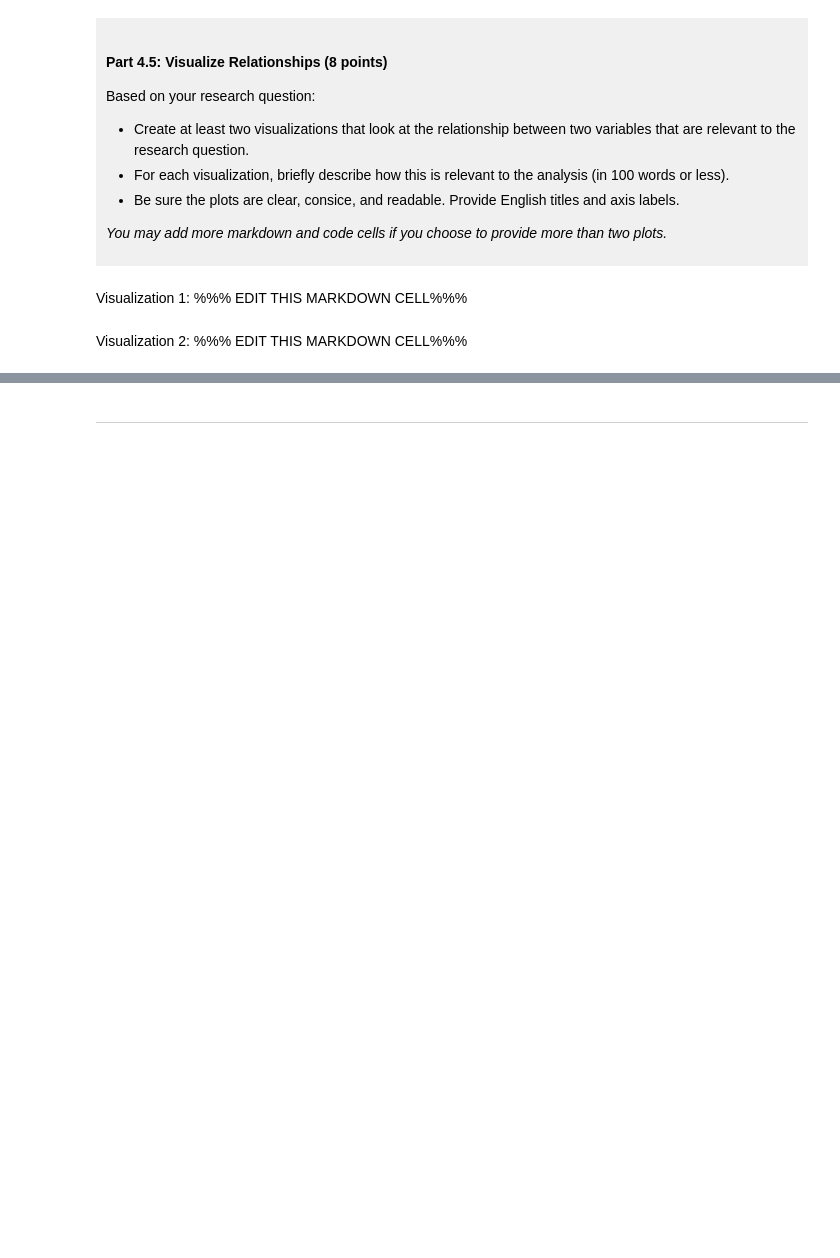
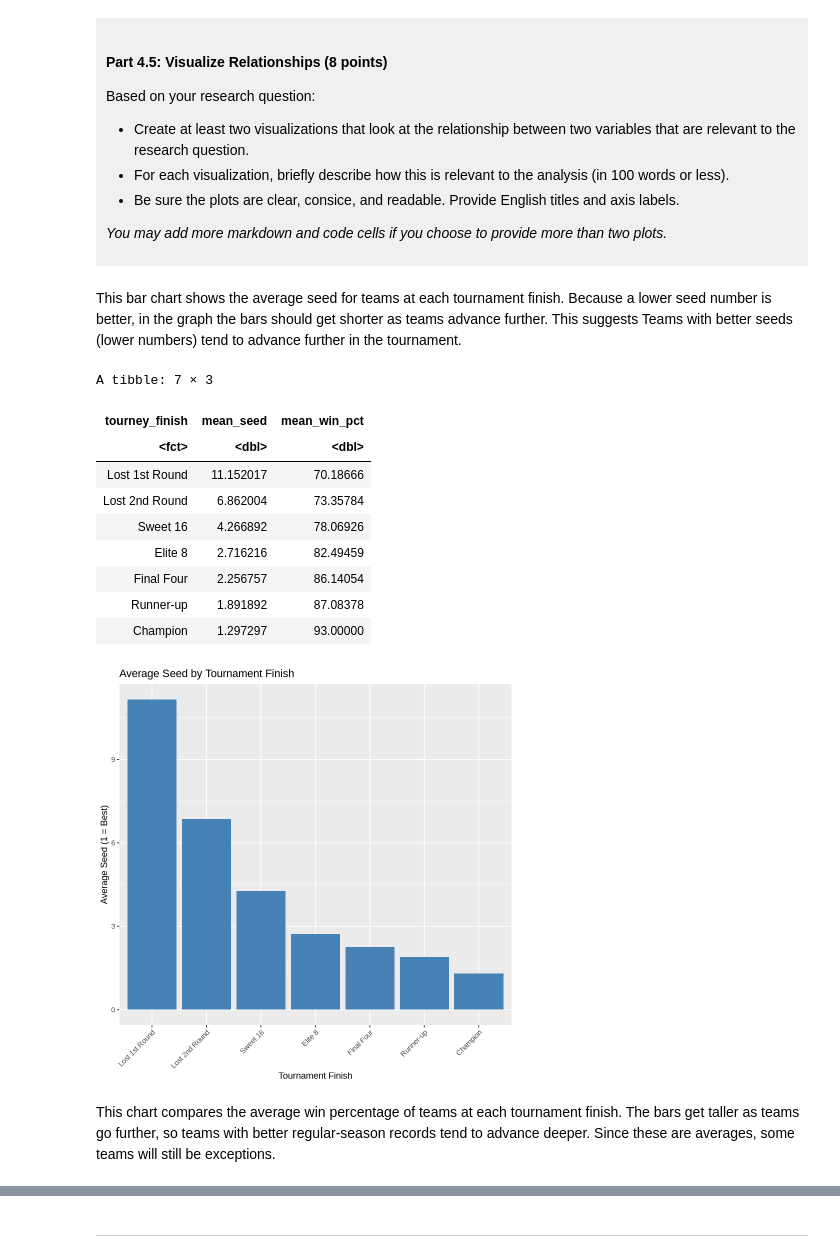
Before and after one commit to stephanie961110-source/dsci-100-project-Stephanie-Ng, a Jupyter notebook: dsci-100-project-notebook.ipynb, the cells around one changed output, grey strips where cells are left out. Drawn from its saved outputs; the diff is of its cells as text; code cells hidden in the pictures; blank space fills up the shorter version.

```diff
--- a/dsci-100-project-notebook.ipynb
+++ b/dsci-100-project-notebook.ipynb
@@ -308,9 +370,32 @@ Based on your research question:
 *You may add more markdown and code cells if you choose to provide more than two plots.*
 </div>
 # %% [markdown]
-Visualization 1: %%% EDIT THIS MARKDOWN CELL%%%
+This bar chart shows the average seed for teams at each tournament finish. Because a lower seed number is better, in the graph the bars should get shorter as teams advance further. This suggests Teams with better seeds (lower numbers) tend to advance further in the tournament.
 # %%
-### EDIT THIS CODE CELL FOR VISUALIZATION 1###
+mean_by_finish <- plot_data |>
+  group_by(tourney_finish) |>
+  summarise(mean_seed = mean(seed, na.rm = TRUE),
+            mean_win_pct = mean(total_wins_pct, na.rm = TRUE))
+
+mean_by_finish
+ggplot(mean_by_finish, aes(x = tourney_finish, y = mean_seed)) +
+  geom_bar(stat = "identity", fill = "steelblue") +
+  labs(title = "Average Seed by Tournament Finish",
+       x = "Tournament Finish",
+       y = "Average Seed (1 = Best)") +
+  theme(axis.text.x = element_text(angle = 45, hjust = 1))
+# %% [output]
+A tibble: 7 × 3
+| tourney_finish | mean_seed | mean_win_pct |
+| <fct> | <dbl> | <dbl> |
+| Lost 1st Round | 11.152017 | 70.18666 |
+| Lost 2nd Round | 6.862004 | 73.35784 |
+| Sweet 16 | 4.266892 | 78.06926 |
+| Elite 8 | 2.716216 | 82.49459 |
+| Final Four | 2.256757 | 86.14054 |
+| Runner-up | 1.891892 | 87.08378 |
+| Champion | 1.297297 | 93.00000 |
+[figure, added]
 # %% [markdown]
-Visualization 2: %%% EDIT THIS MARKDOWN CELL%%%
+This chart compares the average win percentage of teams at each tournament finish. The bars get taller as teams go further, so teams with better regular-season records tend to advance deeper. Since these are averages, some teams will still be exceptions.
 # %%
```
Also changed, not shown: parts of 10 cells of this notebook.
